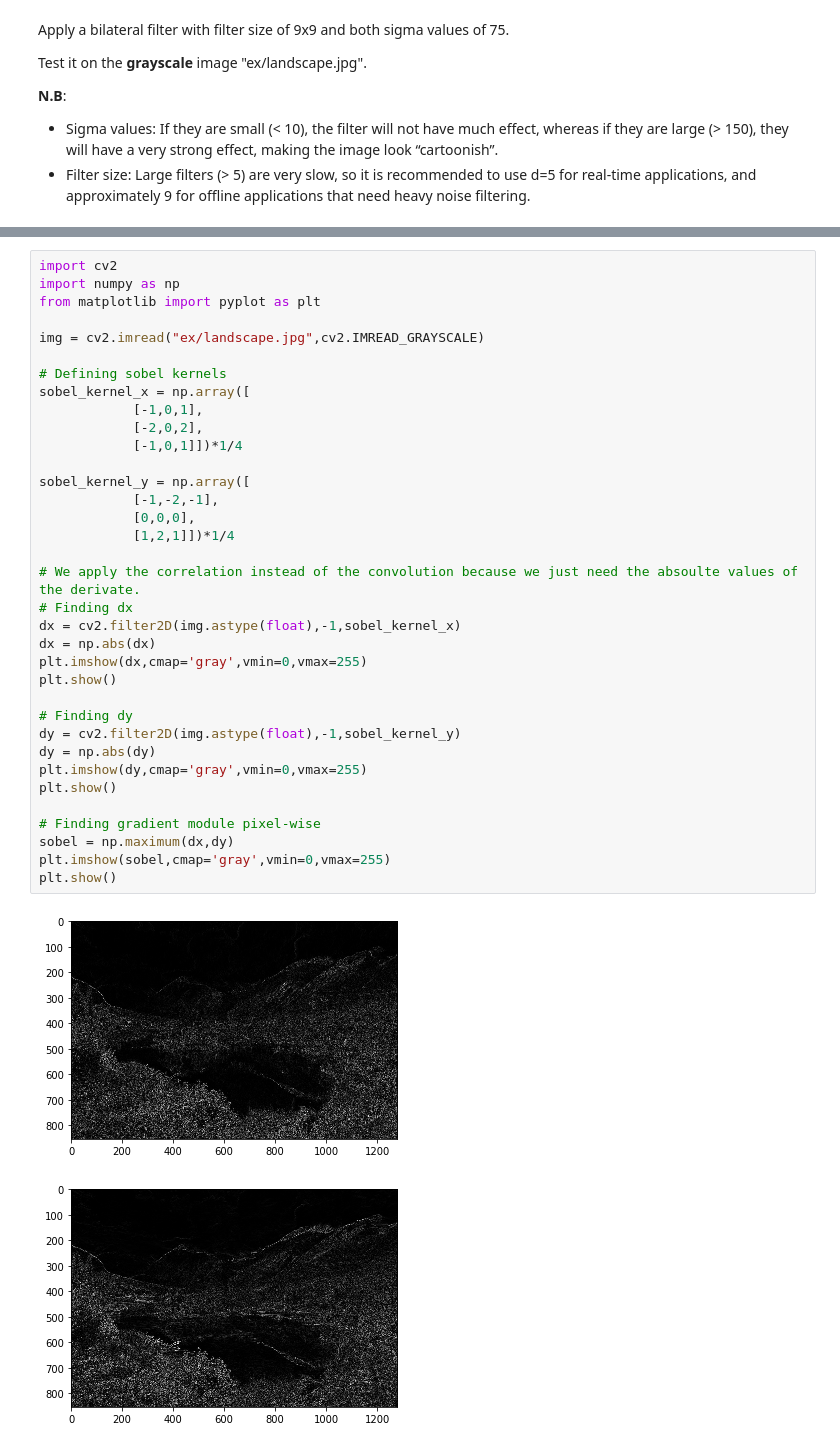
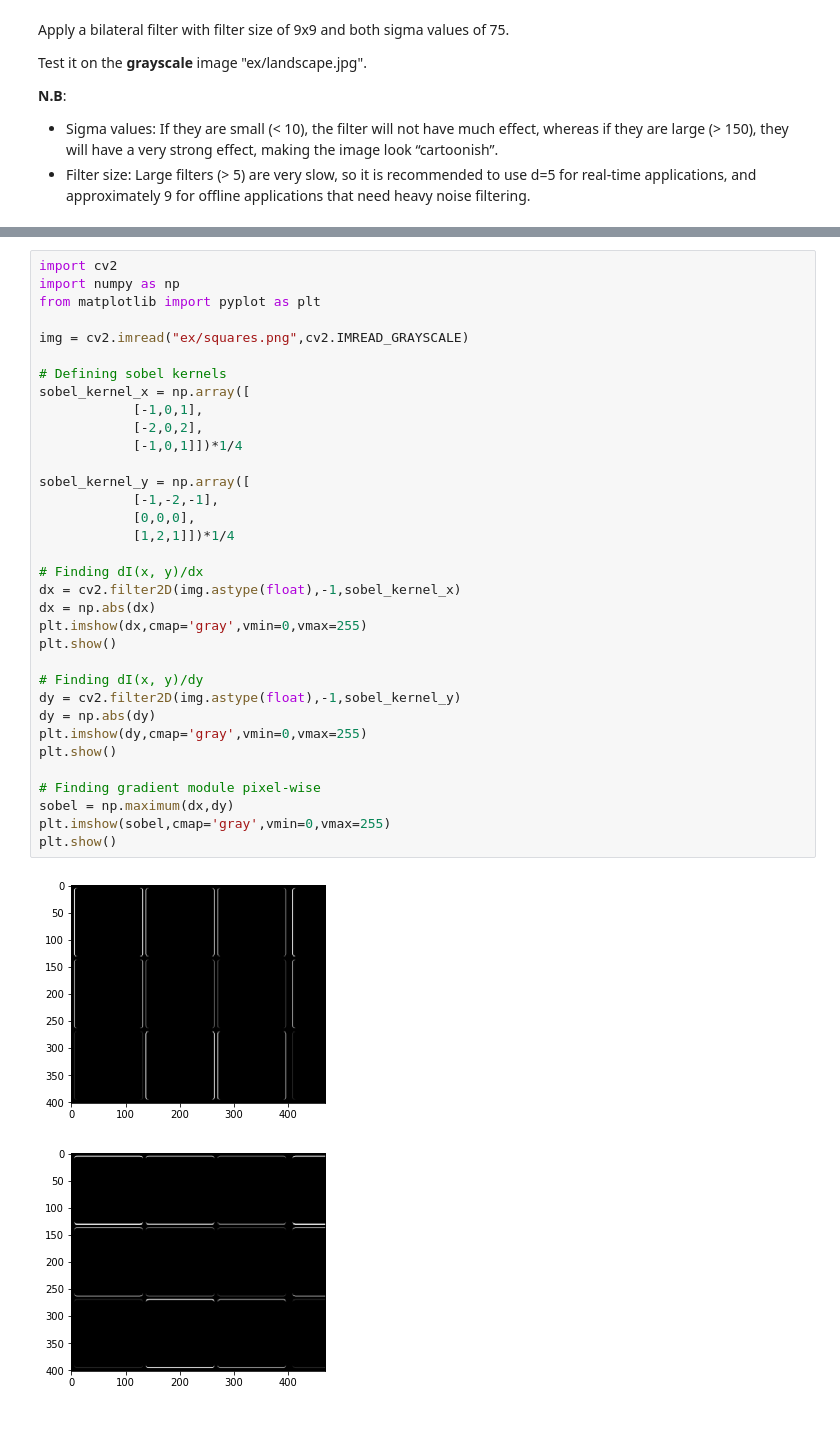
Before and after one commit to CVLAB-Unibo/ComputerVisionImageProcessing-LabSessions, a Jupyter notebook: LabSession4/LabSession4-ExercisesSolutions.ipynb, the cells around one changed output, grey strips where cells are left out. Drawn from its saved outputs; the diff is of its cells as text.

```diff
--- a/LabSession4/LabSession4-ExercisesSolutions.ipynb
+++ b/LabSession4/LabSession4-ExercisesSolutions.ipynb
@@ -379,36 +379,35 @@ import cv2
 import numpy as np
 from matplotlib import pyplot as plt
 
-img = cv2.imread("ex/landscape.jpg",cv2.IMREAD_GRAYSCALE)
+img = cv2.imread("ex/squares.png",cv2.IMREAD_GRAYSCALE)
 
 # Defining sobel kernels
 sobel_kernel_x = np.array([
             [-1,0,1],
             [-2,0,2],
             [-1,0,1]])*1/4
 
 sobel_kernel_y = np.array([
             [-1,-2,-1],
             [0,0,0],
             [1,2,1]])*1/4
 
-# We apply the correlation instead of the convolution because we just need the absoulte values of the derivate.
-# Finding dx
+# Finding dI(x, y)/dx
 dx = cv2.filter2D(img.astype(float),-1,sobel_kernel_x)
 dx = np.abs(dx)
 plt.imshow(dx,cmap='gray',vmin=0,vmax=255)
 plt.show()
 
-# Finding dy
+# Finding dI(x, y)/dy
 dy = cv2.filter2D(img.astype(float),-1,sobel_kernel_y)
 dy = np.abs(dy)
 plt.imshow(dy,cmap='gray',vmin=0,vmax=255)
 plt.show()
 
 # Finding gradient module pixel-wise
 sobel = np.maximum(dx,dy)
 plt.imshow(sobel,cmap='gray',vmin=0,vmax=255)
 plt.show()
 # %% [output]
-[figure, old version]
+[figure, new version]
-[figure, old version]
+[figure, new version]
```
Also changed, not shown: parts of 9 cells of this notebook, 1 other file.
